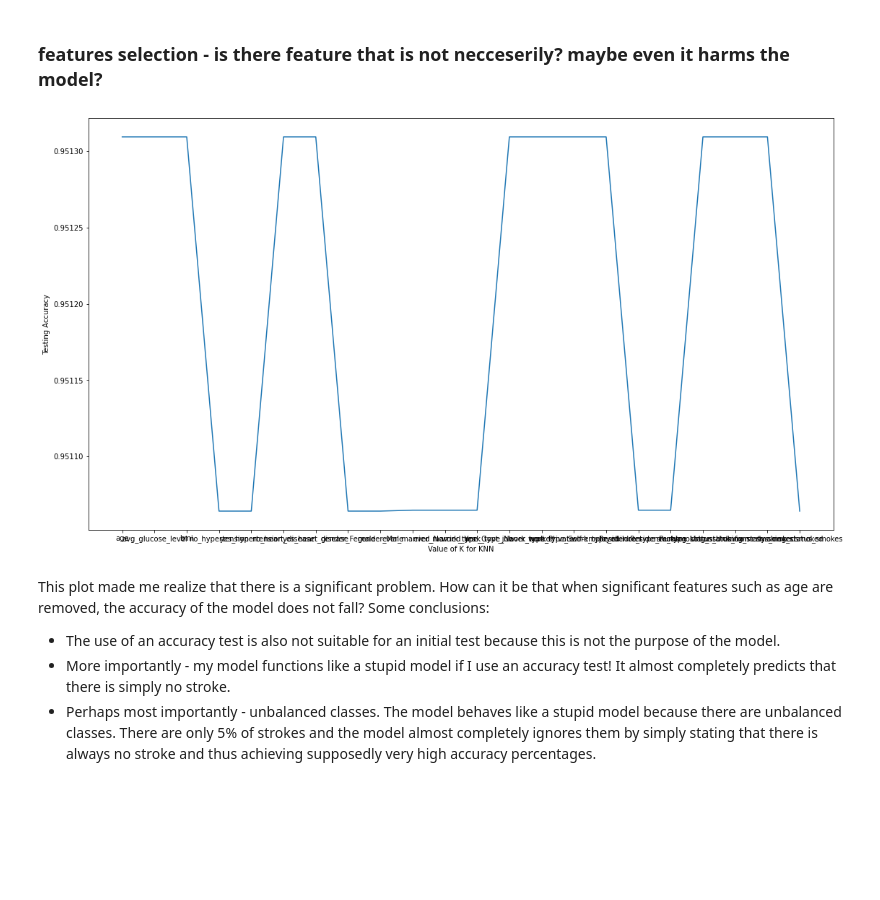
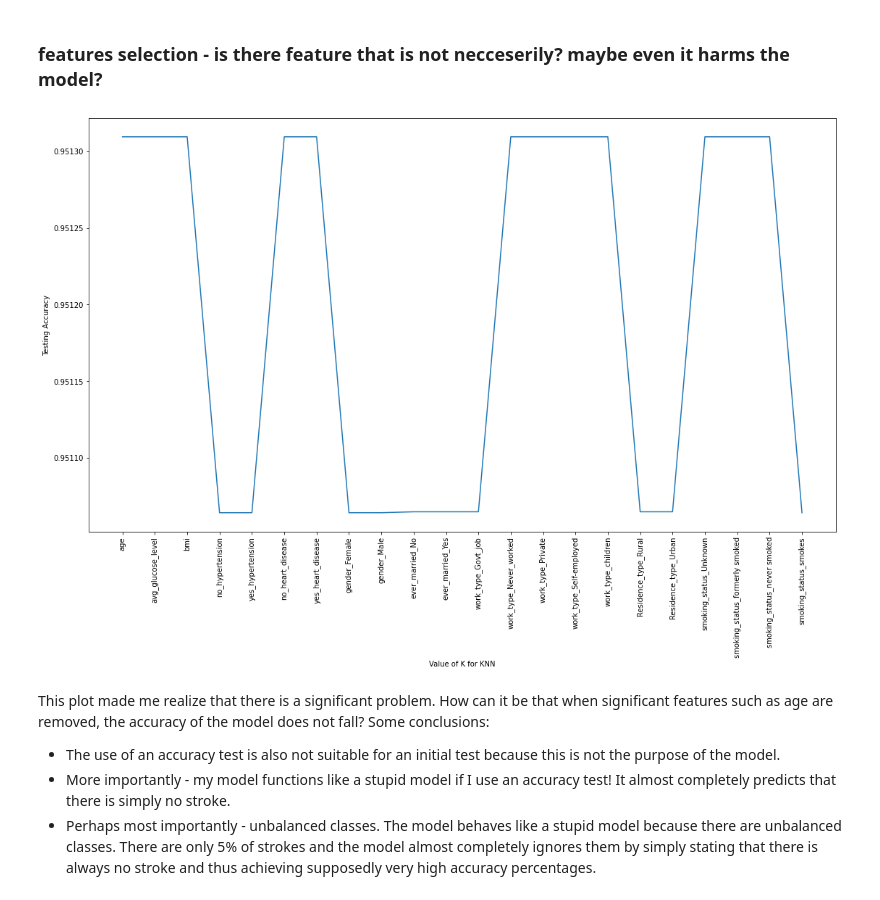
Before and after one commit to idankam/DataScienceCourseProject, a Jupyter notebook: Classification Notebook.ipynb, the cells around one changed output. Drawn from its saved outputs; the diff is of its cells as text; code cells hidden in the pictures; blank space fills up the shorter version.

Commit message:
fix plots labels and xticks

```diff
--- a/Classification Notebook.ipynb
+++ b/Classification Notebook.ipynb
@@ -921,13 +921,14 @@ for feature in features:
 # %%
 # check if there is an feature worthe to remove
 fig = plt.gcf()
 plt.plot(features, k_mean_scores)
 plt.xlabel('Value of K for KNN')
 plt.ylabel('Testing Accuracy')
+plt.xticks(rotation='vertical')
 
 fig.set_size_inches(18.5, 10.5)
 # %% [output]
-[figure, old version]
+[figure, new version]
 # %% [markdown]
 This plot made me realize that there is a significant problem. How can it be that when significant features such as age are removed, the accuracy of the model does not fall?
 Some conclusions:
```
Also changed, not shown: parts of 1 cell of this notebook.
